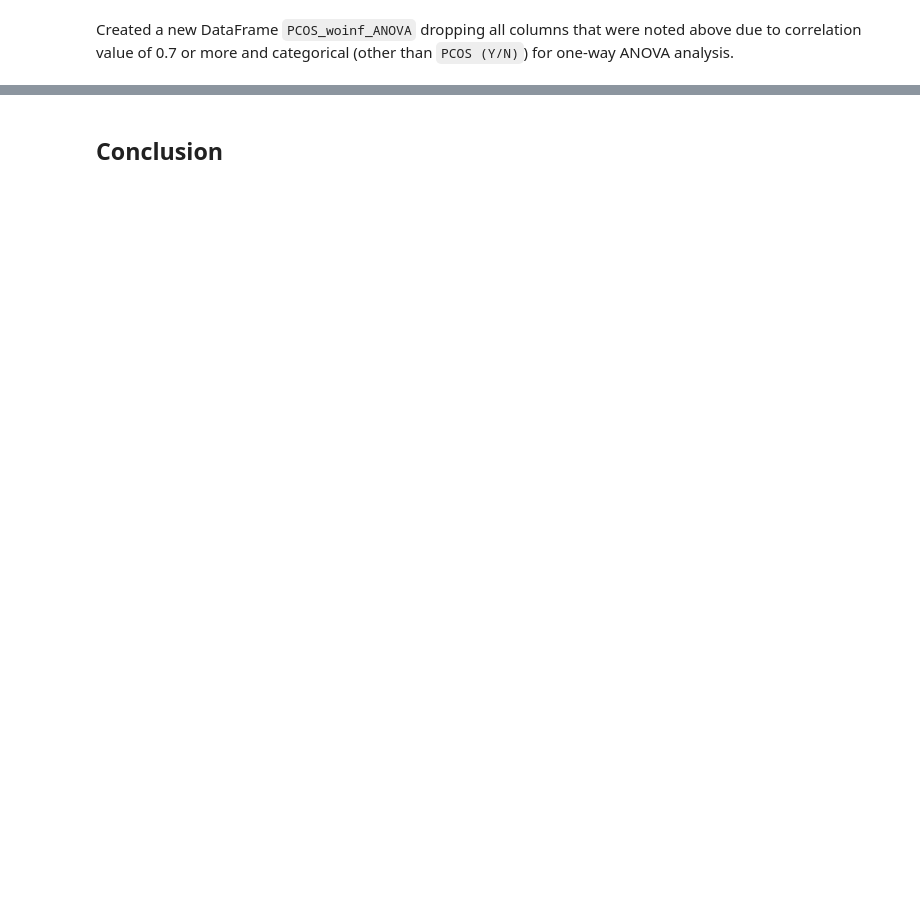
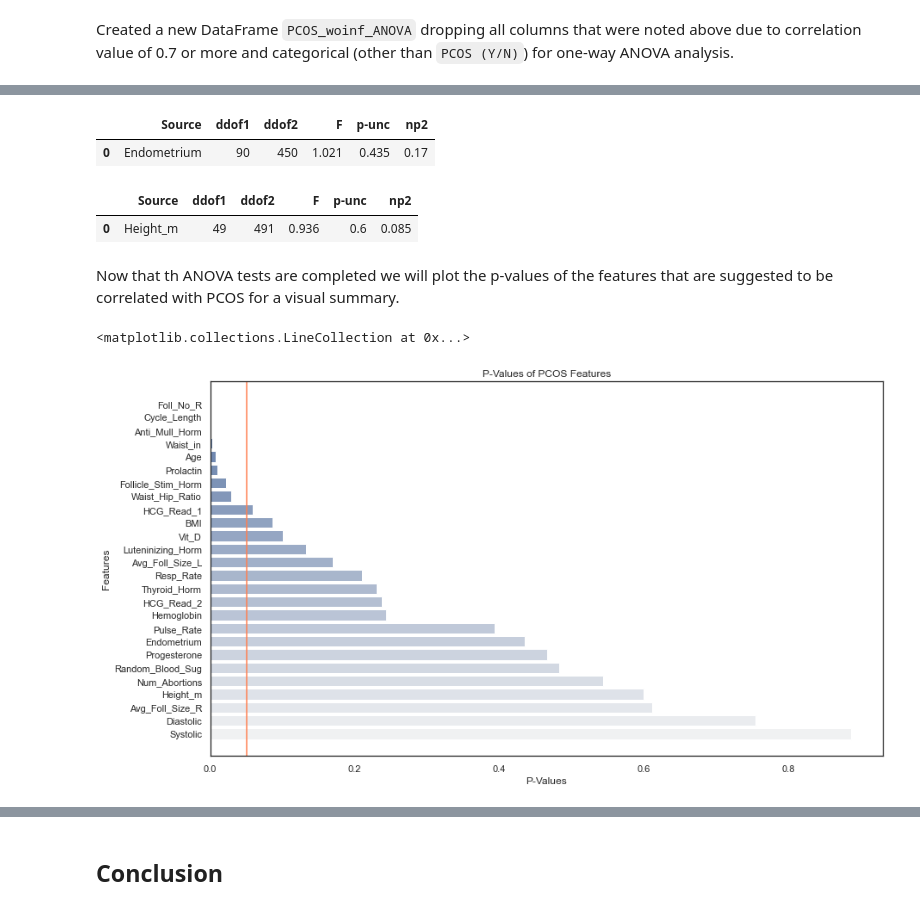
Before and after one commit to powellsarahbeth/PCOS_EDA, a Jupyter notebook: PCOS_Analysis.ipynb, the cells around one changed output, grey strips where cells are left out. Saved outputs shown, nothing was run; the diff lists cells and outputs as text; code cells hidden in the pictures; blank space fills up the shorter version.

```diff
--- a/PCOS_Analysis.ipynb
+++ b/PCOS_Analysis.ipynb
@@ -467,0 +705,40 @@ Observations about Symptoms:
+# %%
+pg.anova(dv = 'PCOS', between = ['Endometrium'], data = PCOS_woinf_ANOVA).round(3)
+#0.435 > 0.05, retain H0. We have enough statistical \
+#evidence to suggest that Endometrium lining measurement is NOT correlated with a PCOS diagnosis.
+# %% [output]
+|  | Source | ddof1 | ddof2 | F | p-unc | np2 |
+| 0 | Endometrium | 90 | 450 | 1.021 | 0.435 | 0.17 |
+# %%
+pg.anova(dv = 'PCOS', between = ['Height_m'], data = PCOS_woinf_ANOVA).round(3)
+#0.6 > 0.05, retain H0. We have enough statistical \
+#evidence to suggest that Height is NOT correlated with a PCOS diagnosis.
+# %% [output]
+|  | Source | ddof1 | ddof2 | F | p-unc | np2 |
+| 0 | Height_m | 49 | 491 | 0.936 | 0.6 | 0.085 |
+# %% [markdown]
+Now that th ANOVA tests are completed we will plot the p-values of the features that are suggested to be correlated  with PCOS for a visual summary.
+# %%
+#Create a dictionary containing all Features and corresponding P-Values that are correlated with PCOS.
+corr_pvals = { 'Features': ['Age', 'BMI', 'Pulse_Rate', 'Resp_Rate', 'Hemoglobin',
+       'Cycle_Length', 'Num_Abortions', 'HCG_Read_1', 'HCG_Read_2',
+       'Follicle_Stim_Horm', 'Luteninizing_Horm', 'Waist_in',
+       'Waist_Hip_Ratio', 'Thyroid_Horm', 'Anti_Mull_Horm', 'Prolactin',
+       'Vit_D', 'Progesterone', 'Random_Blood_Sug', 'Systolic', 'Diastolic',
+       'Foll_No_R', 'Avg_Foll_Size_L', 'Avg_Foll_Size_R', 'Endometrium',
+       'Height_m'],
+            'P-Values': [0.007146, 0.086, 0.393, 0.21, 0.243, 2.689072e-17, 0.544, 0.059, 0.238, 0.022304,
+                         0.133, 0.003, 0.029, 0.23, 0.000042, 0.010587, 0.1, 0.466, 0.483, 0.886, 0.754,
+                         6.429953e-60, 0.17, 0.611, 0.435, 0.6]}
+# %%
+#Create the data frame from the dictionary above and sort by highest to lowest P-value recieved from each ANOVA.
+corr_pvals_df = pd.DataFrame.from_dict(corr_pvals)
+corr_pvals_df = corr_pvals_df.sort_values(by = 'P-Values', ascending = True)
+# %%
+#Create the bar plot of P-values.
+fig, vax = plt.subplots(figsize = (14, 8))
+sns.barplot(x = "P-Values", y = "Features", data = corr_pvals_df, orient = "h", palette = "light:b_r").set(title = 'P-Values of PCOS Features')
+plt.vlines([0.05], 0, 1, transform = vax.get_xaxis_transform(), colors ='coral')
+# %% [output]
+<matplotlib.collections.LineCollection at 0x...>
+[figure, added]
```
Also changed, not shown: parts of 150 cells of this notebook, 2 other files.
